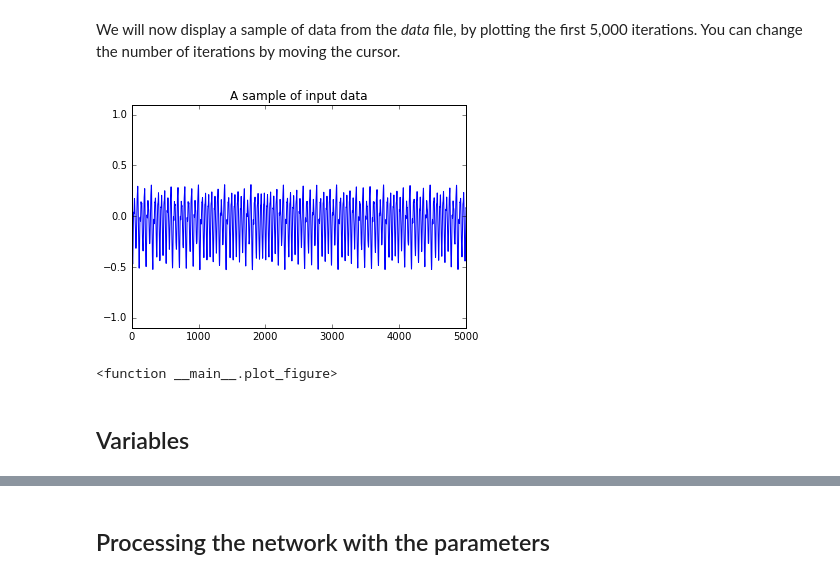
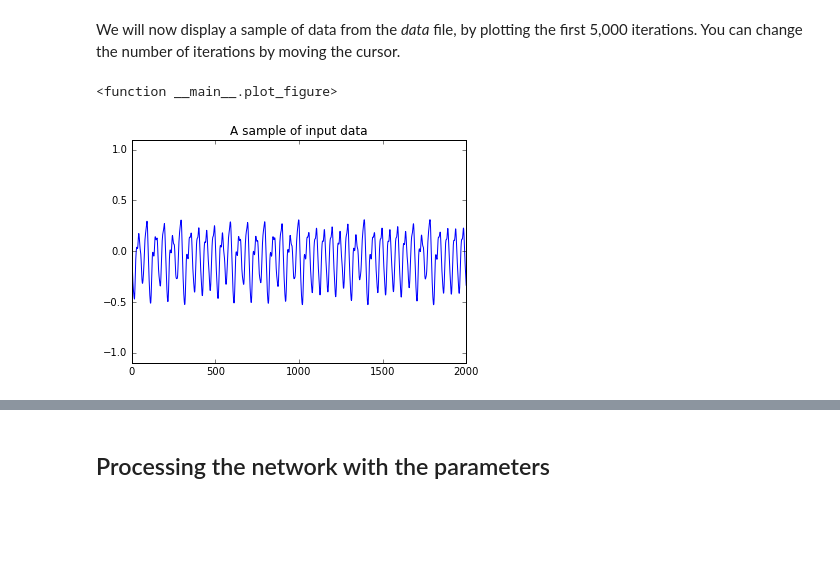
Before and after one commit to RomainPastureau/Reservoir-Jupyter, a Jupyter notebook: Minimal ESN - EN.ipynb, the cells around one changed output, grey strips where cells are left out. Cells and saved outputs as stored; diff of their text form; code cells hidden in the pictures; blank space fills up the shorter version.

```diff
--- a/Minimal ESN - EN.ipynb
+++ b/Minimal ESN - EN.ipynb
@@ -69,0 +64,27 @@ nw = Network()
+# %%
+class Network(object):
+
+    def __init__(self, trainLen=2000, testLen=2000, initLen=100) :
+        self.initLen = initLen
+        self.trainLen = trainLen
+        self.testLen = testLen
+        self.data = np.loadtxt("MackeyGlass_t17.txt")
+        self.inSize = self.outSize = 1 #Input/Output dimensions
+        self.resSize = 300 #Reservoir size (prediction)
+        #self.resSize = 1000 #Reservoir size (generation)
+        self.a = 0.3 #Leak rate alpha
+        self.spectral_radius = 1.25 #Spectral raidus
+        self.input_scaling = 1. #Input scaling
+        self.reg =  1e-8 #None #Regularization factor - if None,
+        #we'd use pseudo-inverse rather than ridge regression
+
+        self.mode = 'prediction'
+        #self.mode = 'generative'
+
+        #Change the seed, reservoir performances should be averaged accross
+        #at least 20 random instances (with the same set of parameters)
+        seed = None #42
+
+        set_seed(seed)
+
+nw = Network()
@@ -72,17 +96,13 @@ nw = Network()
 # %% [markdown]
 We will now display a sample of data from the <i>data</i> file, by plotting the first 5,000 iterations. You can change the number of iterations by moving the cursor.
 # %%
-# plot some of it
 def plot_figure(f) :
     plt.figure(0).clear()
-    plt.plot(nw.data[0:f])
+    plt.plot(nw.data[0:int(f)])
     plt.ylim([-1.1,1.1])
     plt.title('A sample of input data')
-    plt.show()
 
-interact(plot_figure, f=(1000,10000,1000))
+interact(plot_figure, f=FloatSlider(value=2000,min=1000,max=10000,step=1000,continuous_update=False,description='time steps'))
 # %% [output]
+<function __main__.plot_figure>
-[figure, old version]
+[figure, new version]
-<function __main__.plot_figure>
-# %% [markdown]
-## Variables
```
Also changed, not shown: parts of 42 cells of this notebook, 12 other files.
